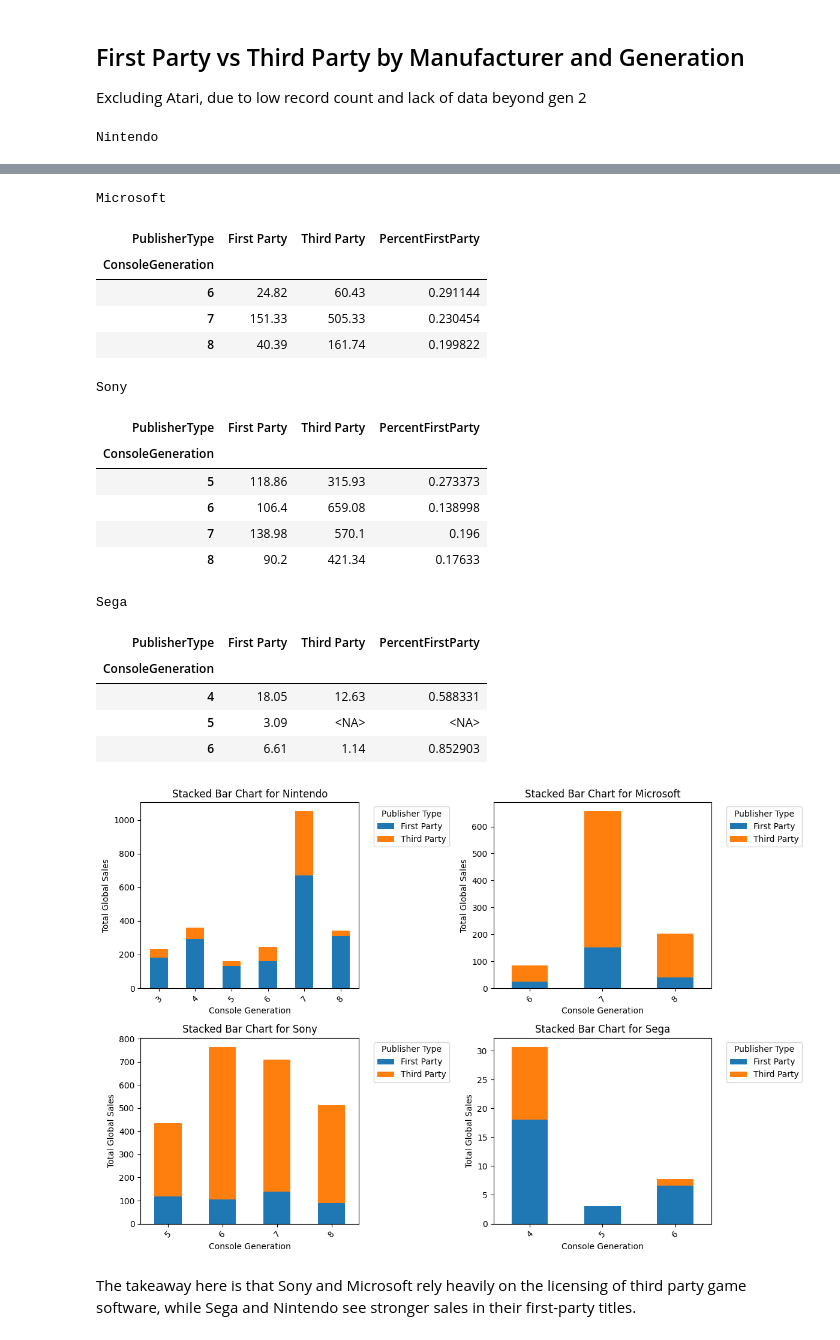
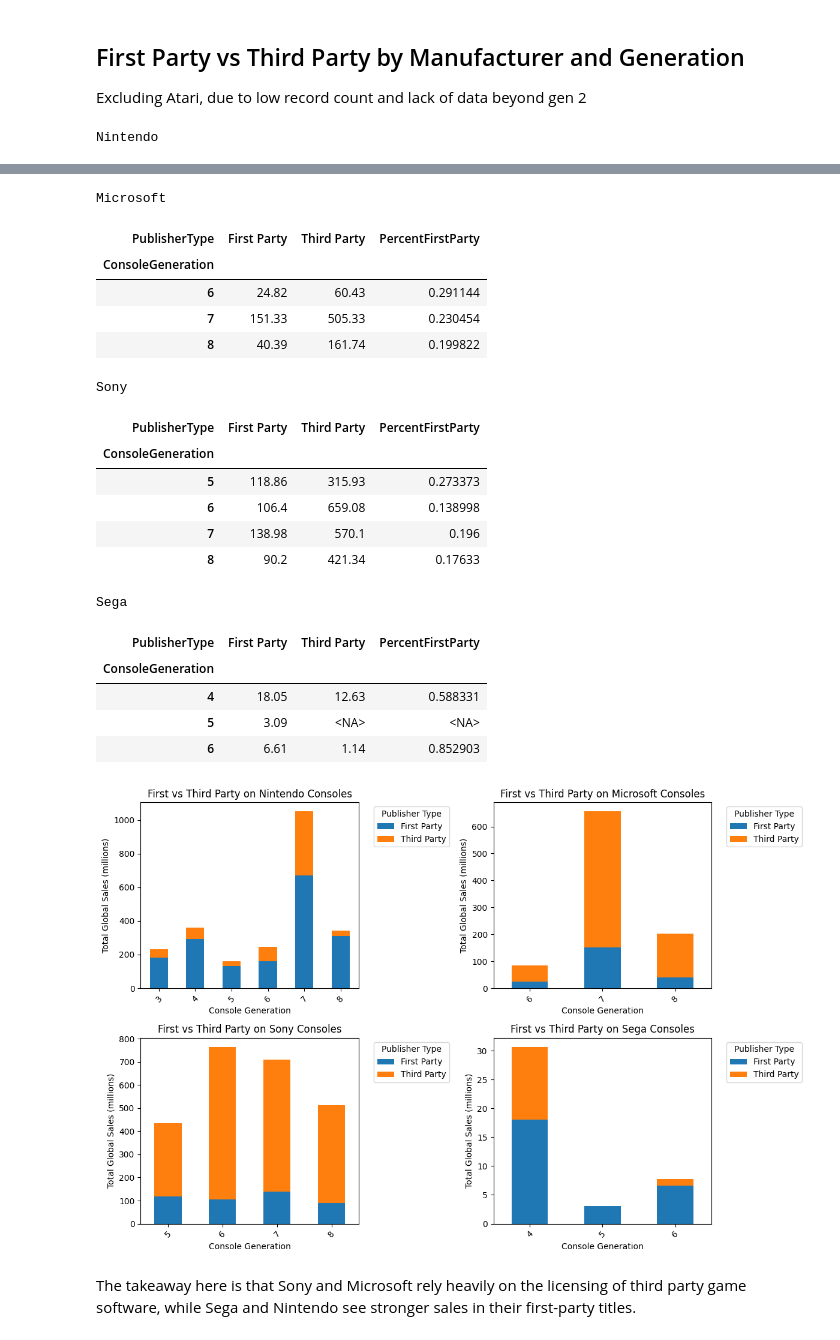
Before and after one commit to candersen114/Python2Source, a Jupyter notebook: finalproj.ipynb, the cells around one changed output, grey strips where cells are left out. Saved outputs shown, nothing was run; the diff lists cells and outputs as text; code cells hidden in the pictures.

```diff
--- a/finalproj.ipynb
+++ b/finalproj.ipynb
@@ -508,9 +493,9 @@ for i, manufacturer in enumerate(manufacturers):
     sales_by_generation_publisher_pivot.plot(kind='bar', stacked=True, ax=axes[i])
 
     # Set title and labels
-    axes[i].set_title(f'Stacked Bar Chart for {manufacturer}')
+    axes[i].set_title(f'First vs Third Party on {manufacturer} Consoles')
     axes[i].set_xlabel('Console Generation')
-    axes[i].set_ylabel('Total Global Sales')
+    axes[i].set_ylabel('Total Global Sales (millions)')
 
     # Rotate x-labels for better visibility
     axes[i].tick_params(axis='x', rotation=45)
@@ -531,34 +516,34 @@ plt.tight_layout()
 plt.show()
 # %% [output]
 Nintendo
 | PublisherType | First Party | Third Party | PercentFirstParty |
 | ConsoleGeneration |  |  |  |
 | 3 | 180.52 | 49.87 | 0.783541 |
 | 4 | 290.97 | 69.23 | 0.807801 |
 | 5 | 131.08 | 29.74 | 0.815073 |
 | 6 | 159.14 | 88.23 | 0.643328 |
 | 7 | 671.76 | 379.93 | 0.638743 |
 | 8 | 309.27 | 33.69 | 0.901767 |
 Microsoft
 | PublisherType | First Party | Third Party | PercentFirstParty |
 | ConsoleGeneration |  |  |  |
 | 6 | 24.82 | 60.43 | 0.291144 |
 | 7 | 151.33 | 505.33 | 0.230454 |
 | 8 | 40.39 | 161.74 | 0.199822 |
 Sony
 | PublisherType | First Party | Third Party | PercentFirstParty |
 | ConsoleGeneration |  |  |  |
 | 5 | 118.86 | 315.93 | 0.273373 |
 | 6 | 106.4 | 659.08 | 0.138998 |
 | 7 | 138.98 | 570.1 | 0.196 |
 | 8 | 90.2 | 421.34 | 0.17633 |
 Sega
 | PublisherType | First Party | Third Party | PercentFirstParty |
 | ConsoleGeneration |  |  |  |
 | 4 | 18.05 | 12.63 | 0.588331 |
 | 5 | 3.09 | <NA> | <NA> |
 | 6 | 6.61 | 1.14 | 0.852903 |
-[figure, old version]
+[figure, new version]
 # %% [markdown]
 The takeaway here is that Sony and Microsoft rely heavily on the licensing of third party game software, while Sega and Nintendo see stronger sales in their first-party titles.
 # %% [markdown]
```
Also changed, not shown: parts of 4 cells of this notebook, 1 other file.
